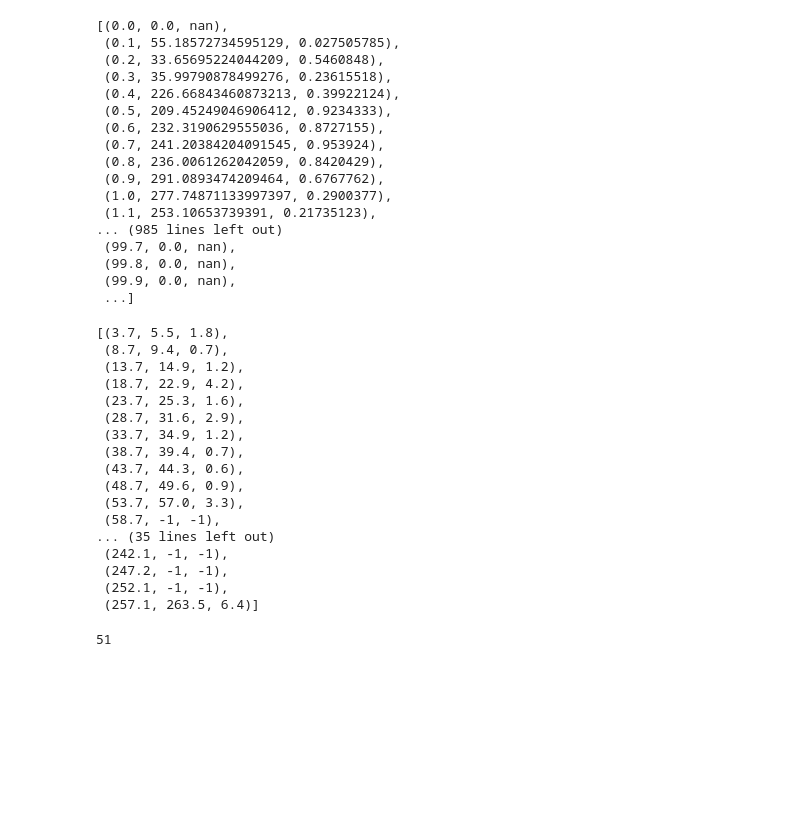
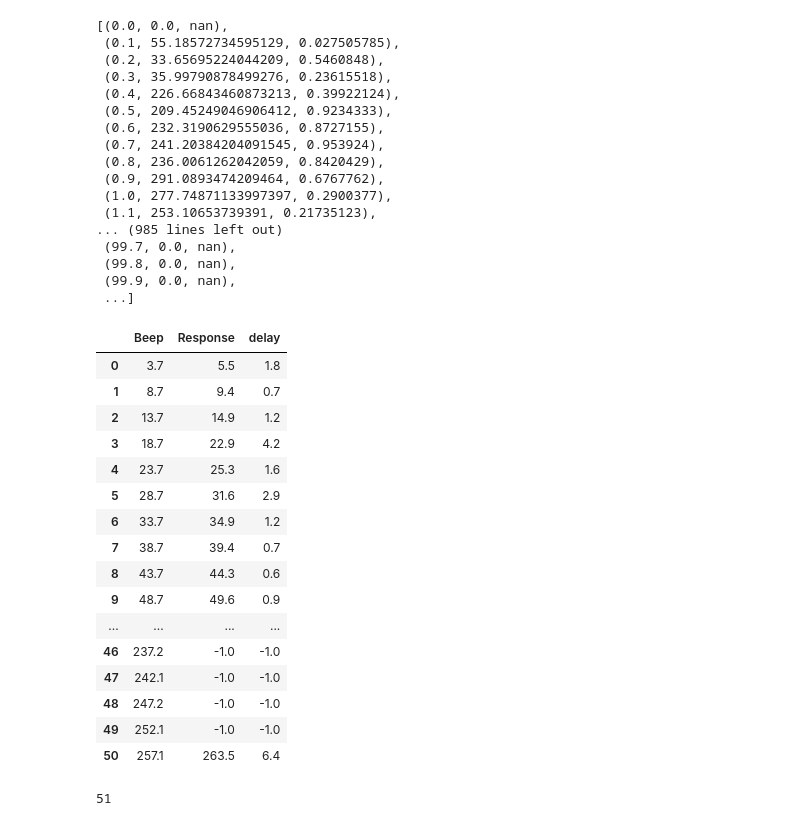
Before and after one commit to bjpark0805/Speech_Analysis, a Jupyter notebook: Beep_Recognition.ipynb, the cells around one changed output. Cells and saved outputs as stored; diff of their text form; code cells hidden in the pictures; blank space fills up the shorter version.

```diff
--- a/Beep_Recognition.ipynb
+++ b/Beep_Recognition.ipynb
@@ -8,5 +10,5 @@ import resampy
 # %%
-sr, audio = wavfile.read('audio/balhwa.wav')
+sr, audio = wavfile.read('audio_wav/balhwa.wav')
 # %%
 sr
 # %% [output]
@@ -54,25 +56,30 @@ for t, f in zip(time, frequency):
             answer_t = t
             timeline.append((beep_t, answer_t, round(answer_t - beep_t, 1)))
             beep_step = True
-timeline
-# %% [output]
-[(3.7, 5.5, 1.8),
- (8.7, 9.4, 0.7),
- (13.7, 14.9, 1.2),
- (18.7, 22.9, 4.2),
- (23.7, 25.3, 1.6),
- (28.7, 31.6, 2.9),
- (33.7, 34.9, 1.2),
- (38.7, 39.4, 0.7),
- (43.7, 44.3, 0.6),
- (48.7, 49.6, 0.9),
- (53.7, 57.0, 3.3),
- (58.7, -1, -1),
-... (35 lines left out)
- (242.1, -1, -1),
- (247.2, -1, -1),
- (252.1, -1, -1),
- (257.1, 263.5, 6.4)]
+# %%
+df = pd.DataFrame(timeline)
+# %%
+df.columns = ['Beep', 'Response', 'delay']
+# %%
+df
+# %% [output]
+|  | Beep | Response | delay |
+| 0 | 3.7 | 5.5 | 1.8 |
+| 1 | 8.7 | 9.4 | 0.7 |
+| 2 | 13.7 | 14.9 | 1.2 |
+| 3 | 18.7 | 22.9 | 4.2 |
+| 4 | 23.7 | 25.3 | 1.6 |
+| 5 | 28.7 | 31.6 | 2.9 |
+| 6 | 33.7 | 34.9 | 1.2 |
+| 7 | 38.7 | 39.4 | 0.7 |
+| 8 | 43.7 | 44.3 | 0.6 |
+| 9 | 48.7 | 49.6 | 0.9 |
+| ... | ... | ... | ... |
+| 46 | 237.2 | -1.0 | -1.0 |
+| 47 | 242.1 | -1.0 | -1.0 |
+| 48 | 247.2 | -1.0 | -1.0 |
+| 49 | 252.1 | -1.0 | -1.0 |
+| 50 | 257.1 | 263.5 | 6.4 |
 # %%
 len(timeline)
 # %% [output]
```
Also changed, not shown: parts of 2 cells of this notebook, 16 other files.
